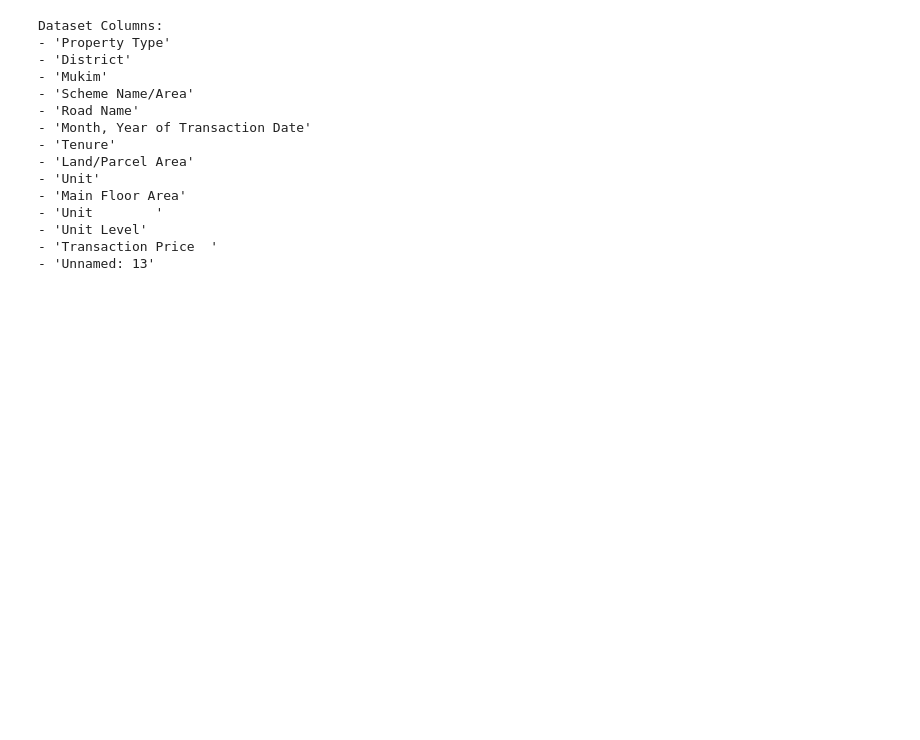
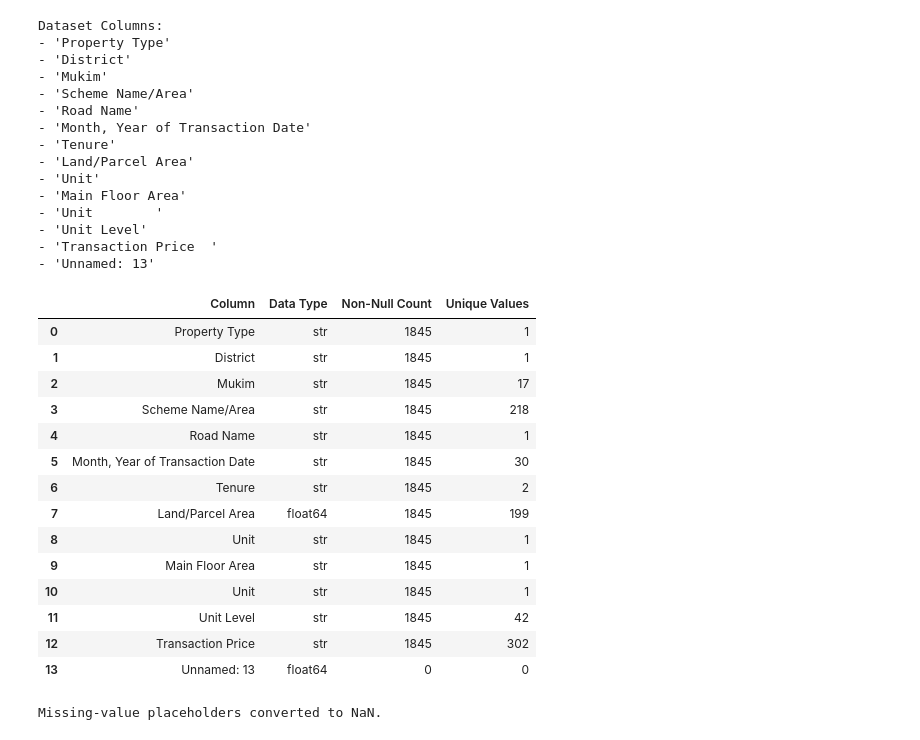
Before and after one commit to A211206/PropWise-de, a Jupyter notebook: notebooks/01_PropWise_DataProfiling.ipynb, the cells around one changed output. Drawn from its saved outputs; the diff is of its cells as text; code cells hidden in the pictures; blank space fills up the shorter version.

```diff
--- a/notebooks/01_PropWise_DataProfiling.ipynb
+++ b/notebooks/01_PropWise_DataProfiling.ipynb
@@ -70,3 +71,46 @@ Dataset Columns:
 - 'Unit Level'
 - 'Transaction Price  '
 - 'Unnamed: 13'
+# %%
+profile = pd.DataFrame({
+    "Column": df.columns,
+    "Data Type": df.dtypes.astype(str).values,
+    "Non-Null Count": df.notna().sum().values,
+    "Unique Values": df.nunique().values
+})
+
+display(profile)
+# %% [output]
+|  | Column | Data Type | Non-Null Count | Unique Values |
+| 0 | Property Type | str | 1845 | 1 |
+| 1 | District | str | 1845 | 1 |
+| 2 | Mukim | str | 1845 | 17 |
+| 3 | Scheme Name/Area | str | 1845 | 218 |
+| 4 | Road Name | str | 1845 | 1 |
+| 5 | Month, Year of Transaction Date | str | 1845 | 30 |
+| 6 | Tenure | str | 1845 | 2 |
+| 7 | Land/Parcel Area | float64 | 1845 | 199 |
+| 8 | Unit | str | 1845 | 1 |
+| 9 | Main Floor Area | str | 1845 | 1 |
+| 10 | Unit | str | 1845 | 1 |
+| 11 | Unit Level | str | 1845 | 42 |
+| 12 | Transaction Price | str | 1845 | 302 |
+| 13 | Unnamed: 13 | float64 | 0 | 0 |
+# %%
+import numpy as np
+
+df_clean = df.copy()
+
+# Convert empty strings and whitespace-only values to NaN
+df_clean = df_clean.replace(
+    r"^\s*$",
+    np.nan,
+    regex=True
+)
+
+# Convert hyphen placeholders to NaN
+df_clean = df_clean.replace("-", np.nan)
+
+print("Missing-value placeholders converted to NaN.")
+# %% [output]
+Missing-value placeholders converted to NaN.
```
Also changed, not shown: parts of 4 cells of this notebook.
